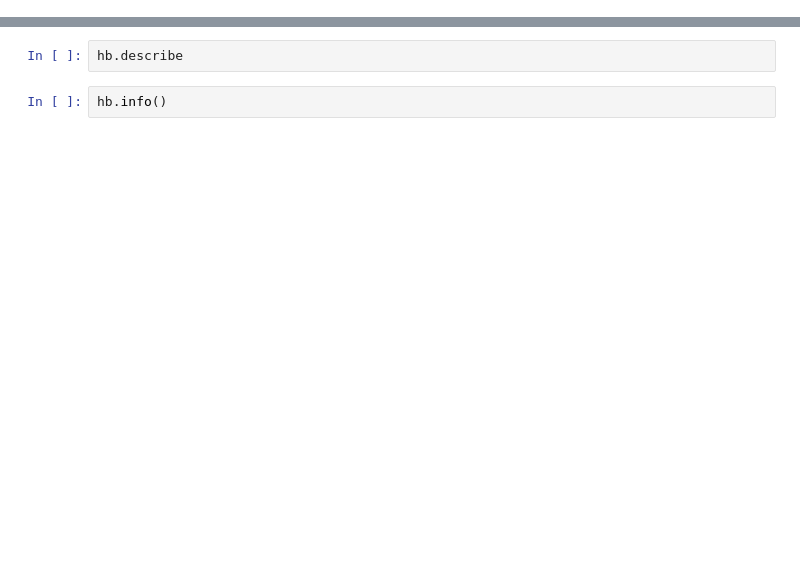
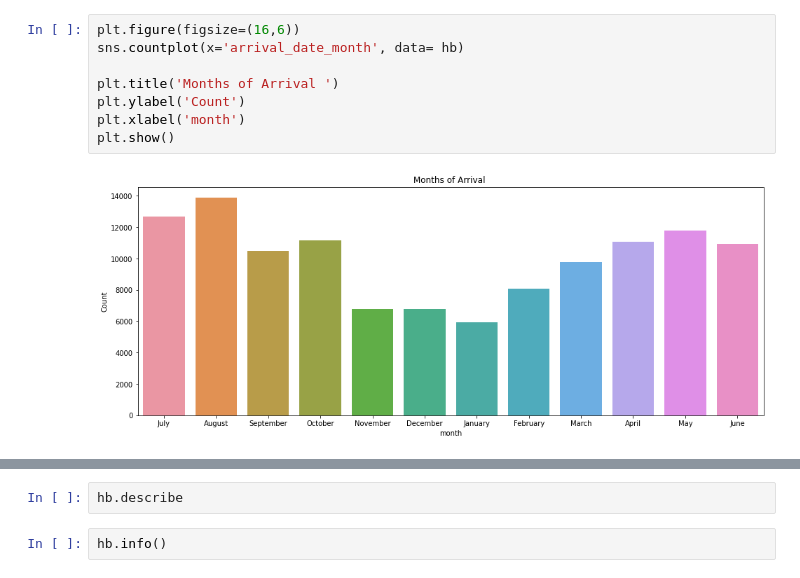
Before and after one commit to prakash4191/project_hotelbooking, a Jupyter notebook: Project_Hotel_Booking.ipynb, the cells around one changed output, grey strips where cells are left out. Cells and saved outputs as stored; diff of their text form; blank space fills up the shorter version.

```diff
--- a/Project_Hotel_Booking.ipynb
+++ b/Project_Hotel_Booking.ipynb
@@ -10,0 +253,10 @@ hb=pd.read_csv('/content/drive/MyDrive/DS/PROJECT/HOTEL BOOKING/Copy of Hotel Bo
+# %%
+plt.figure(figsize=(16,6))
+sns.countplot(x='arrival_date_month', data= hb)
+
+plt.title('Months of Arrival ')
+plt.ylabel('Count')
+plt.xlabel('month')
+plt.show()
+# %% [output]
+[figure, added]
```
Also changed, not shown: parts of 65 cells of this notebook.
